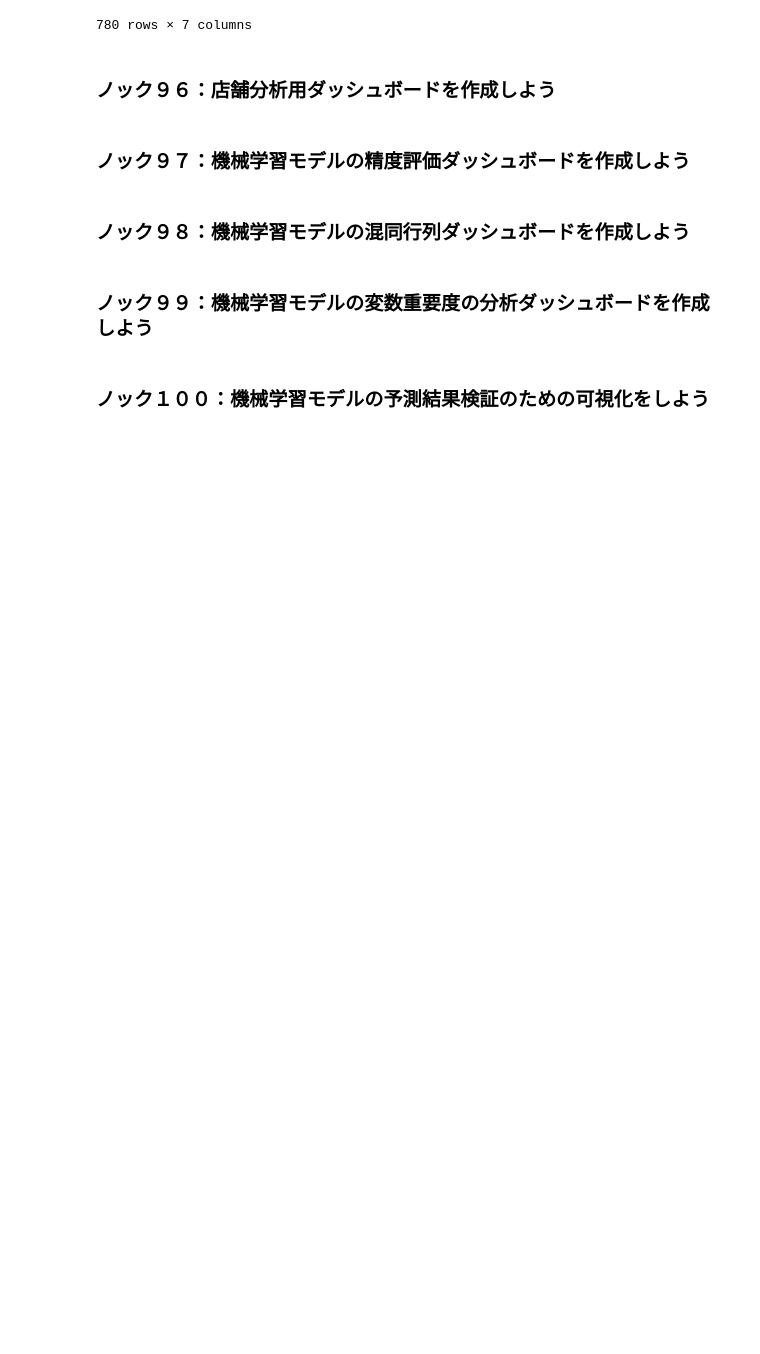
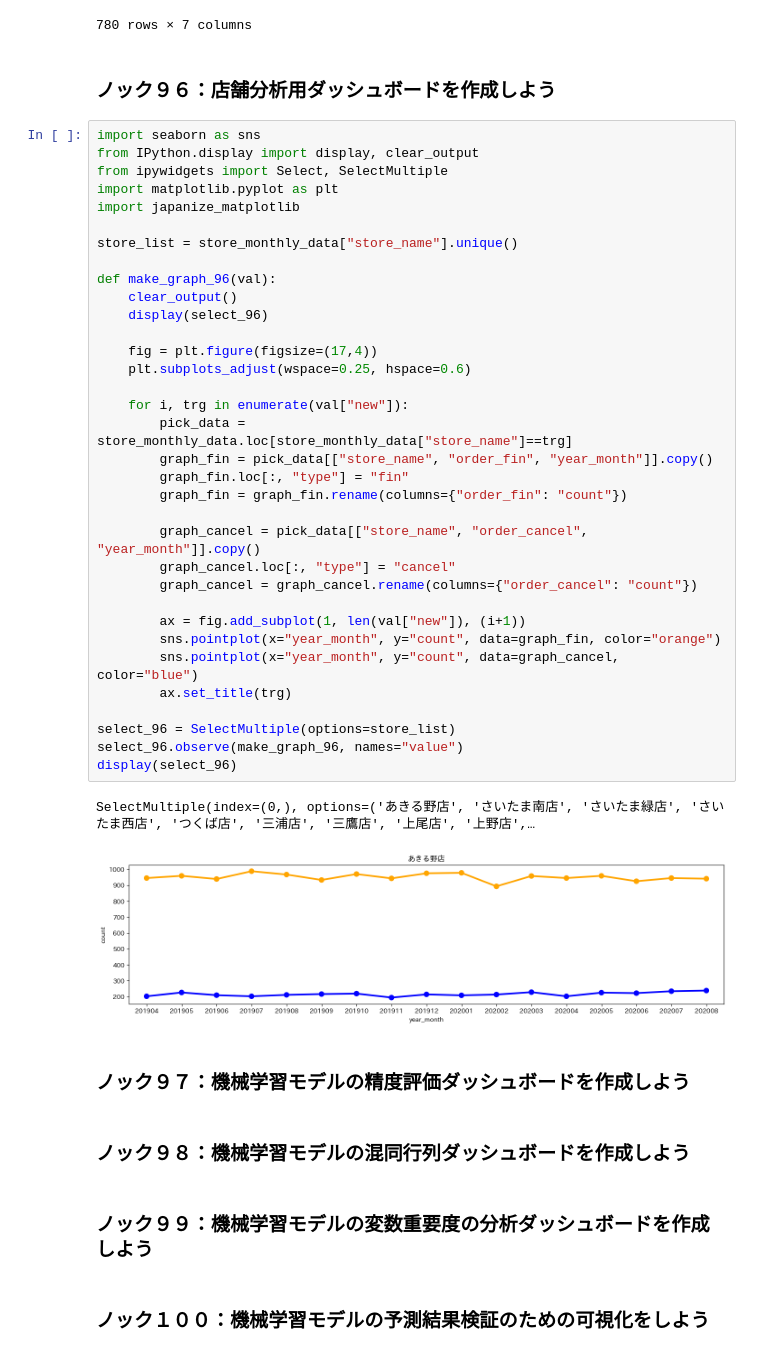
Before and after one commit to winuim/python-lm-system-100, a Jupyter notebook: chapter-10/chapter-10.ipynb, the cells around one changed output. Saved outputs shown, nothing was run; the diff lists cells and outputs as text; blank space fills up the shorter version.

```diff
--- a/chapter-10/chapter-10.ipynb
+++ b/chapter-10/chapter-10.ipynb
@@ -178,6 +178,43 @@ report_valid
 780 rows × 7 columns
 # %% [markdown]
 ### ノック９６：店舗分析用ダッシュボードを作成しよう
+# %%
+import seaborn as sns
+from IPython.display import display, clear_output
+from ipywidgets import Select, SelectMultiple
+import matplotlib.pyplot as plt
+import japanize_matplotlib
+
+store_list = store_monthly_data["store_name"].unique()
+
+def make_graph_96(val):
+    clear_output()
+    display(select_96)
+
+    fig = plt.figure(figsize=(17,4))
+    plt.subplots_adjust(wspace=0.25, hspace=0.6)
+
+    for i, trg in enumerate(val["new"]):
+        pick_data = store_monthly_data.loc[store_monthly_data["store_name"]==trg]
+        graph_fin = pick_data[["store_name", "order_fin", "year_month"]].copy()
+        graph_fin.loc[:, "type"] = "fin"
+        graph_fin = graph_fin.rename(columns={"order_fin": "count"})
+
+        graph_cancel = pick_data[["store_name", "order_cancel", "year_month"]].copy()
+        graph_cancel.loc[:, "type"] = "cancel"
+        graph_cancel = graph_cancel.rename(columns={"order_cancel": "count"})
+
+        ax = fig.add_subplot(1, len(val["new"]), (i+1))
+        sns.pointplot(x="year_month", y="count", data=graph_fin, color="orange")
+        sns.pointplot(x="year_month", y="count", data=graph_cancel, color="blue")
+        ax.set_title(trg)
+
+select_96 = SelectMultiple(options=store_list)
+select_96.observe(make_graph_96, names="value")
+display(select_96)
+# %% [output]
+SelectMultiple(index=(0,), options=('あきる野店', 'さいたま南店', 'さいたま緑店', 'さいたま西店', 'つくば店', '三浦店', '三鷹店', '上尾店', '上野店',…
+[figure, added]
 # %% [markdown]
 ### ノック９７：機械学習モデルの精度評価ダッシュボードを作成しよう
 # %% [markdown]
```
